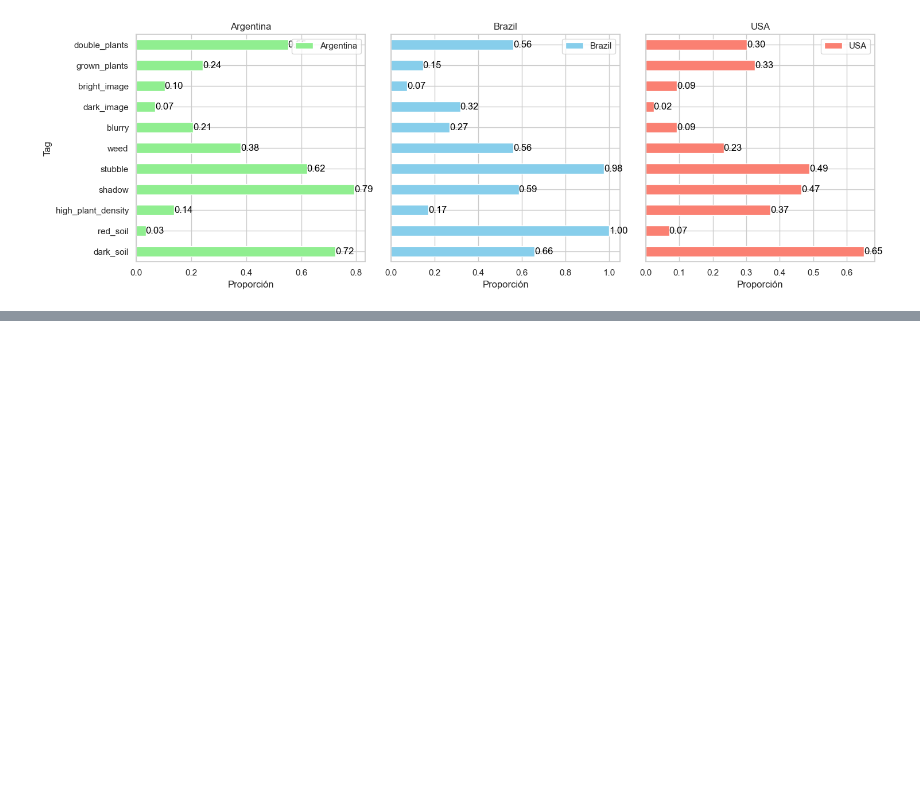
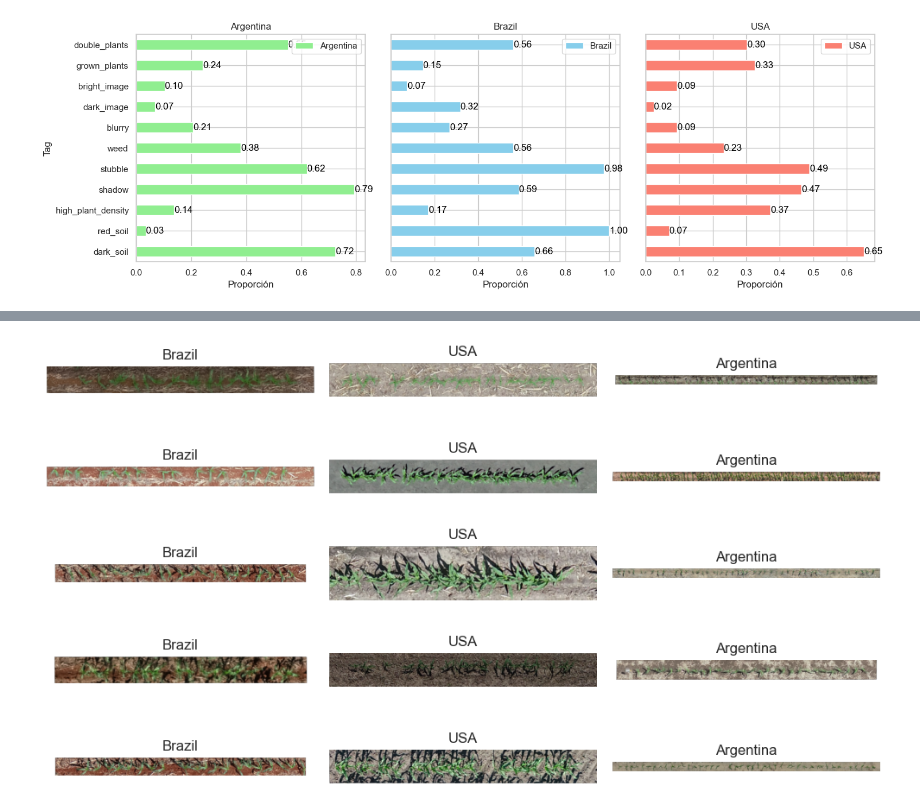
Before and after one commit to azulamakk/PF-vacasVaqueras, a Jupyter notebook: 01.1-nr-EDA.ipynb, the cells around one changed output, grey strips where cells are left out. Cells and saved outputs as stored; diff of their text form; code cells hidden in the pictures; blank space fills up the shorter version.

```diff
--- a/01.1-nr-EDA.ipynb
+++ b/01.1-nr-EDA.ipynb
@@ -480,2 +480,54 @@ País: Brazil
 País: USA
 ... (21 outputs left out)
+# %%
+import os
+import random
+import pandas as pd
+import matplotlib.pyplot as plt
+from PIL import Image
+
+# Función para mostrar una muestra aleatoria de imágenes por país en formato de tabla
+def mostrar_muestra_aleatoria_por_pais_tabla(df, directorio, num_muestras=5):
+    # Crear un DataFrame vacío para almacenar las rutas de las imágenes
+    df_imagenes = pd.DataFrame(columns=df['country'].unique())
+
+    # Iterar sobre cada país
+    for pais in df_imagenes.columns:
+        # Filtrar el DataFrame por el país actual
+        df_pais = df[df['country'] == pais]
+        # Obtener una muestra aleatoria de imágenes
+        muestra = random.sample(df_pais['nombre_imagen'].tolist(), num_muestras)
+        # Agregar la muestra al DataFrame de imágenes
+        df_imagenes[pais] = muestra
+
+    # Mostrar las imágenes en formato de tabla
+    fig, axes = plt.subplots(num_muestras, len(df_imagenes.columns), figsize=(10, 6))
+
+    if num_muestras == 1:  # Si solo hay una muestra, los ejes no son 2D
+        axes = axes.reshape((1, -1))  # Cambiar a una matriz de una fila
+
+    for i, pais in enumerate(df_imagenes.columns):
+        for j, imagen_nombre in enumerate(df_imagenes[pais]):
+            # Construir la ruta completa de la imagen
+            ruta_imagen = os.path.join(directorio, imagen_nombre)
+            # Abrir y mostrar la imagen
+            imagen = Image.open(ruta_imagen)
+            if num_muestras > 1:
+                ax = axes[j, i]
+            else:
+                ax = axes[i]  # Acceder a los ejes directamente
+            ax.imshow(imagen)
+            ax.set_title(pais)
+            ax.axis('off')
+
+    plt.tight_layout()
+    plt.show()
+    return df_imagenes
+
+# Directorio donde se encuentran las imágenes
+directorio_imagenes = './images'
+
+# Llamar a la función para mostrar la muestra aleatoria de imágenes por país en formato de tabla
+fotos=mostrar_muestra_aleatoria_por_pais_tabla(nuevo_df2, directorio_imagenes)
+# %% [output]
+[figure, added]
```
Also changed, not shown: parts of 1 cell of this notebook, 1 other file.
